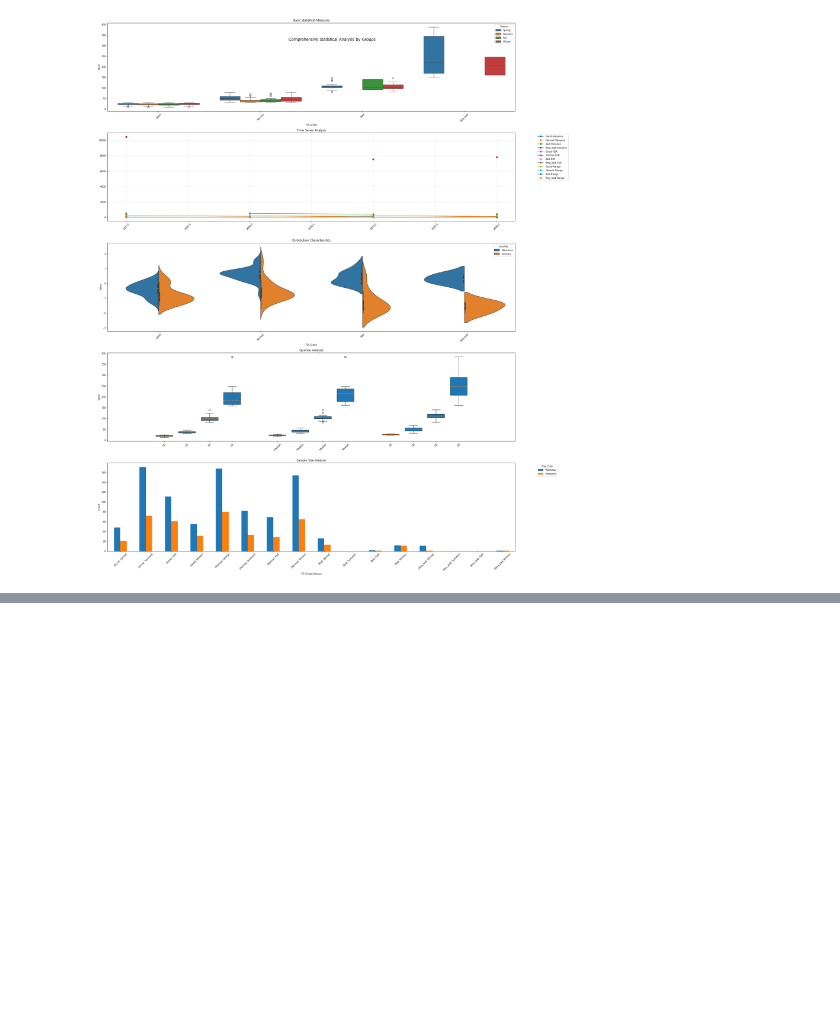
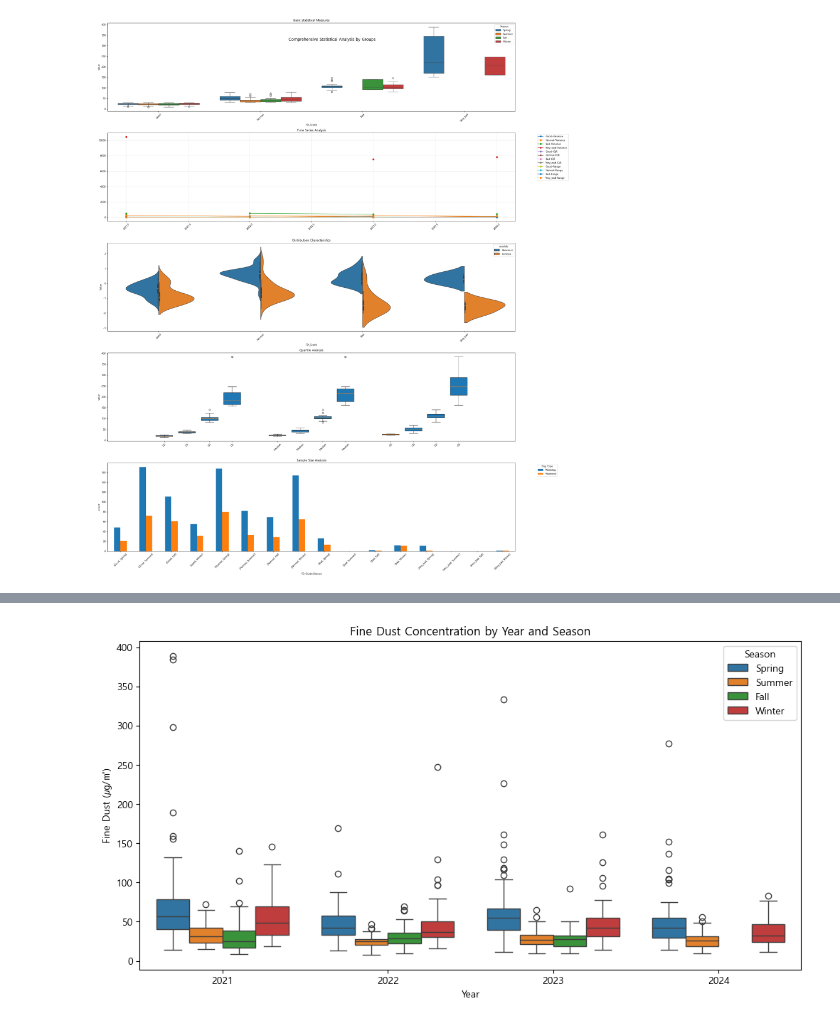
Before and after one commit to mini-project-y/1st_mini_project, a Jupyter notebook: Yuri/p_analysis_FineDust.ipynb, the cells around one changed output, grey strips where cells are left out. Cells and saved outputs as stored; diff of their text form; code cells hidden in the pictures; blank space fills up the shorter version.

```diff
--- a/Yuri/p_analysis_FineDust.ipynb
+++ b/Yuri/p_analysis_FineDust.ipynb
@@ -1089,0 +1142,13 @@ create_comprehensive_plots(quadruple_group_stats_FD4)
+# %%
+import seaborn as sns
+import matplotlib.pyplot as plt
+
+plt.figure(figsize=(12, 6))
+sns.boxplot(x='Year', y='Fine_dust(㎍/㎥)', hue='Season', data=m_df)
+plt.title('Fine Dust Concentration by Year and Season')
+plt.xlabel('Year')
+plt.ylabel('Fine Dust (㎍/㎥)')
+plt.legend(title='Season')
+plt.show()
+# %% [output]
+[figure, added]
```
Also changed, not shown: parts of 11 cells of this notebook, 1 other file.
